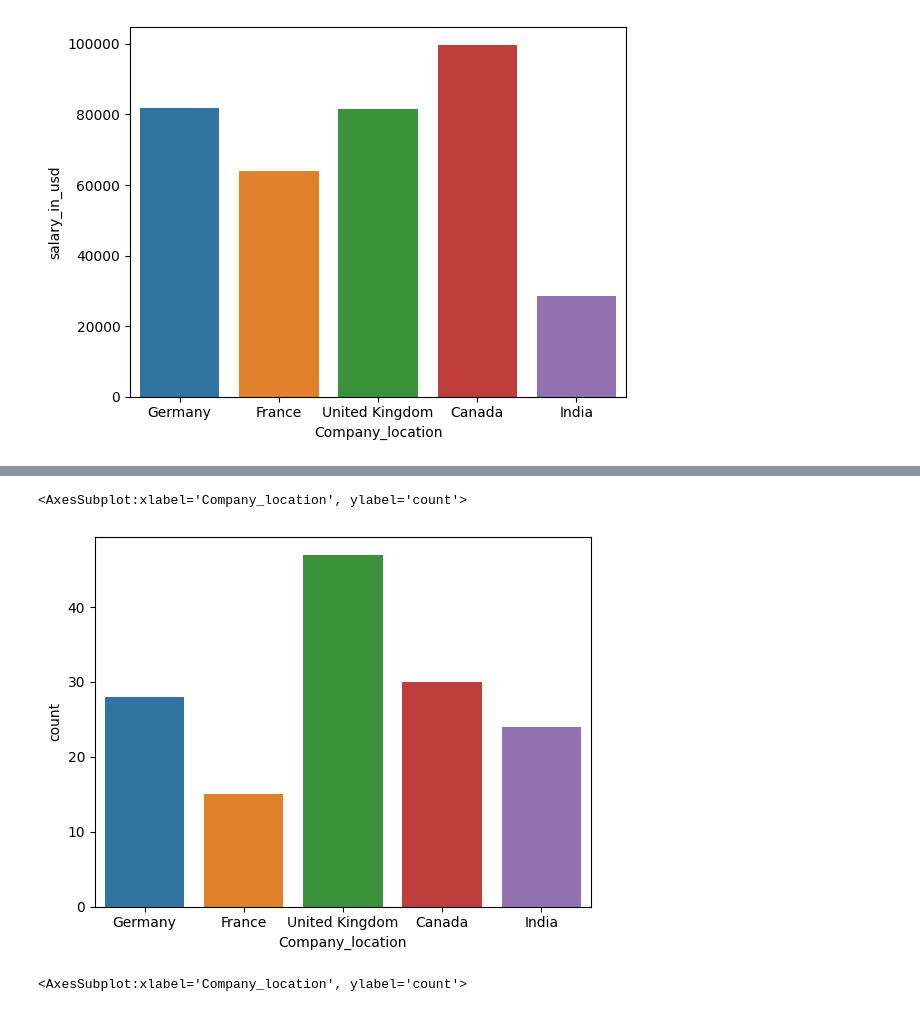
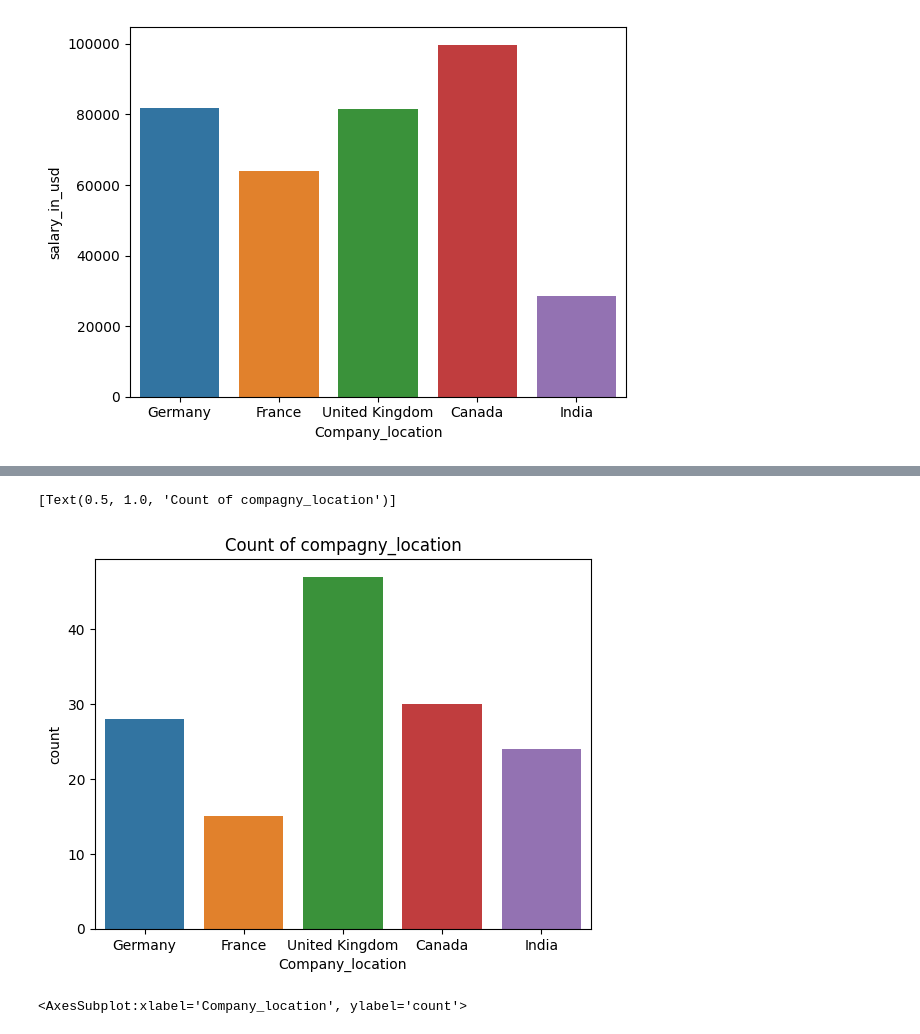
Before and after one commit to TristanLeMoyec/Salaires_EDA, a Jupyter notebook: EDA_salary.ipynb, the cells around one changed output, grey strips where cells are left out. Saved outputs shown, nothing was run; the diff lists cells and outputs as text; code cells hidden in the pictures.

```diff
--- a/EDA_salary.ipynb
+++ b/EDA_salary.ipynb
@@ -218,9 +216,9 @@ sns.countplot(data=df, x="experience_level")
 # %%
 # Count of compagny_location
-sns.countplot(data=df_top5_compagny, x="Company_location")
+sns.countplot(data=df_top5_compagny, x="Company_location").set(title='Count of compagny_location')
 # %% [output]
-<AxesSubplot:xlabel='Company_location', ylabel='count'>
+[Text(0.5, 1.0, 'Count of compagny_location')]
-[figure, old version]
+[figure, new version]
 # %%
 # Count of experience_level by compagny_location
 sns.countplot(data=df_top5_compagny, x="Company_location", hue="experience_level")
```
Also changed, not shown: parts of 16 cells of this notebook.
